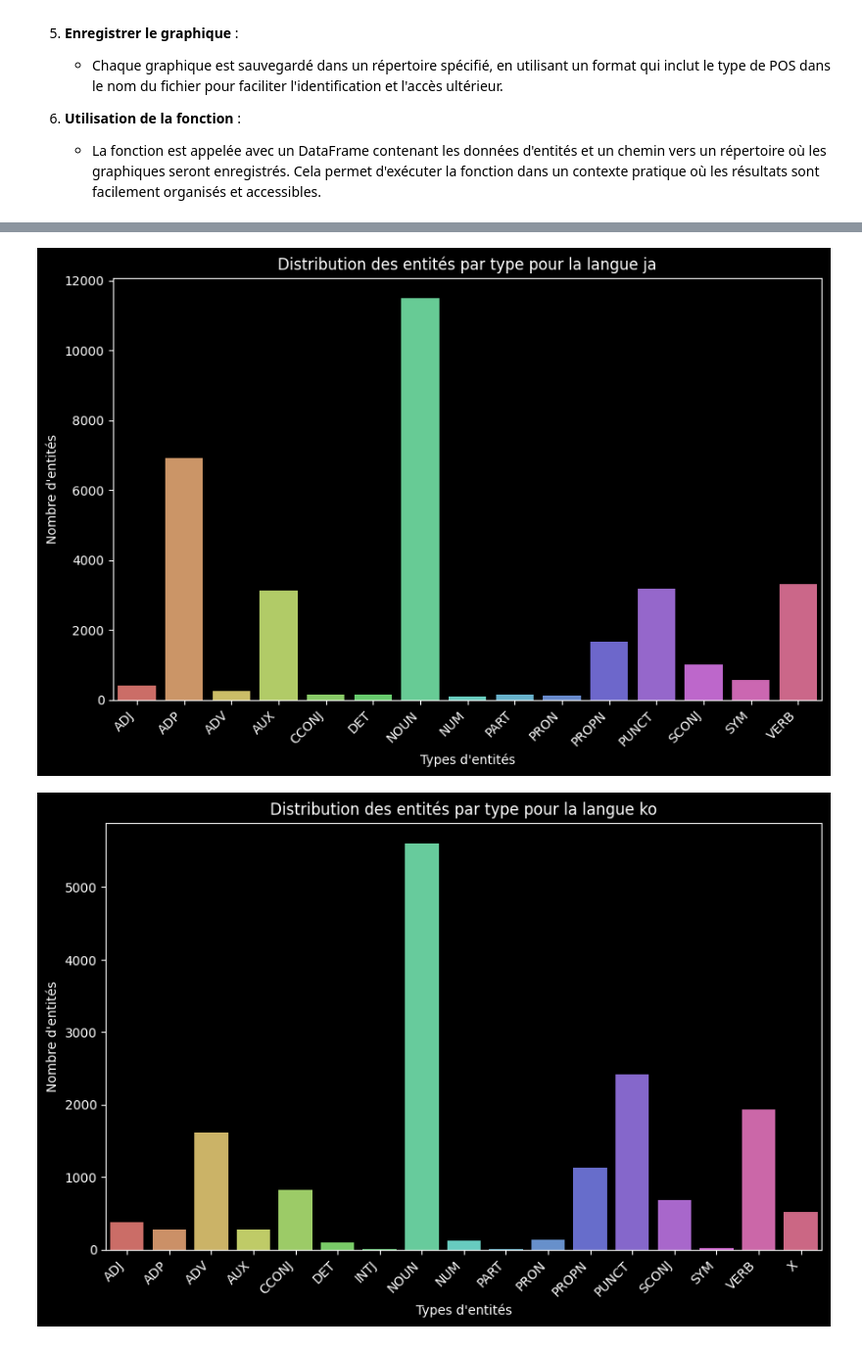
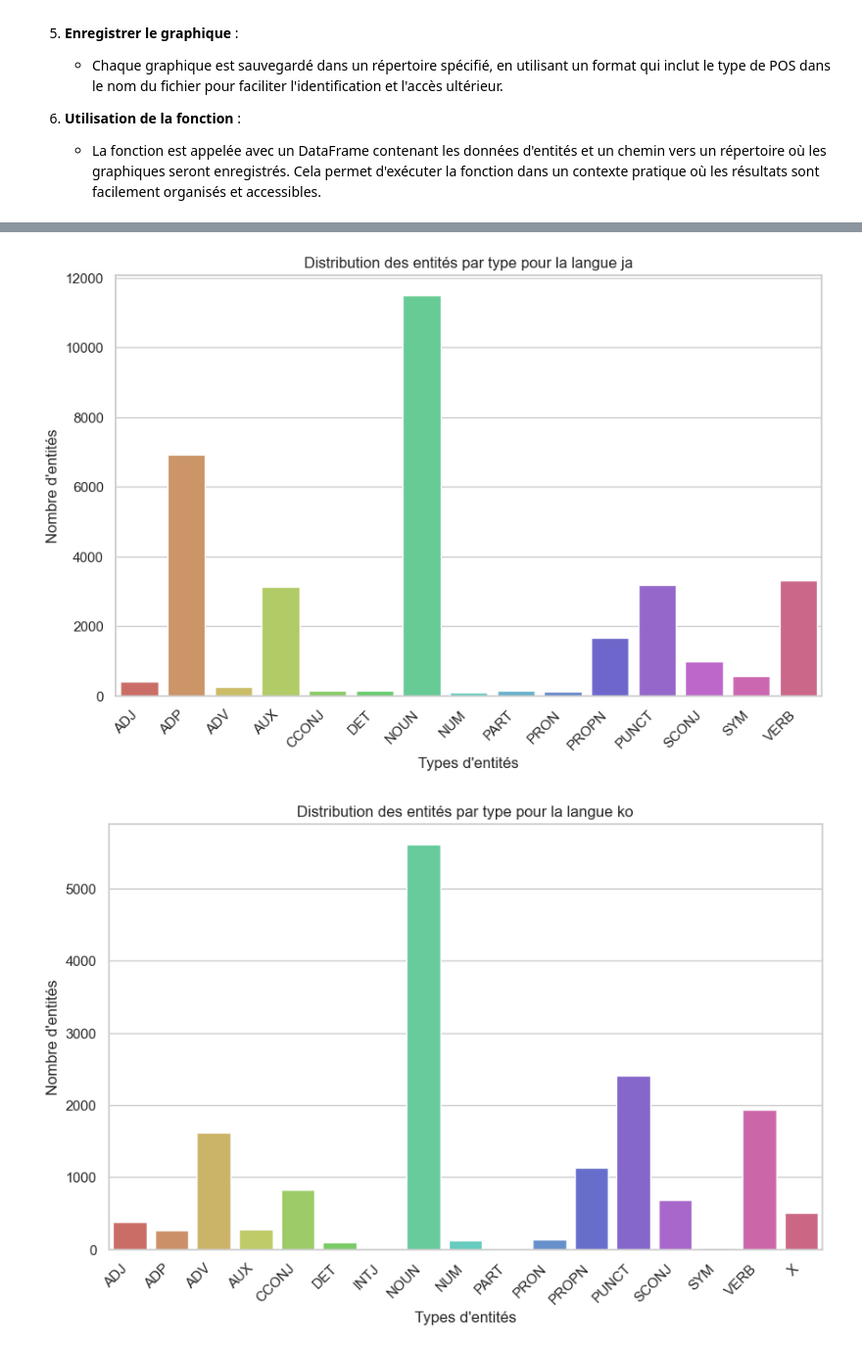
Before and after one commit to PetX33/OutilsTraitementCorpus, a Jupyter notebook: scripts/analyse_morpho/analyse_morpho.ipynb, the cells around one changed output, grey strips where cells are left out. Shown at 98% size. Cells and saved outputs as stored; diff of their text form; code cells hidden in the pictures.

Commit message:
fix: graph fond blanc

```diff
--- a/scripts/analyse_morpho/analyse_morpho.ipynb
+++ b/scripts/analyse_morpho/analyse_morpho.ipynb
@@ -220,6 +221,7 @@ def plot_entity_distribution(data: dict) -> plt.Figure:
 
     # Utilisation de Seaborn pour obtenir une palette de couleurs HLS
     colors = sns.color_palette("hls", len(languages))
+    sns.set(style="whitegrid")
 
     fig, ax = plt.subplots(figsize=(12, 8))
 
@@ -349,6 +351,7 @@ def tracer_distribution_par_langue(data: pd.DataFrame, repertoire_sortie: str) -
     """
     # Vérifier que le répertoire de sortie existe
     os.makedirs(repertoire_sortie, exist_ok=True)
+    sns.set(style="whitegrid")
 
     # Tracer des graphiques distincts pour chaque langue
     for langue in data.columns[1:]:  # Sauter la première colonne, qui est 'Unnamed: 0'
@@ -398,2 +401,2 @@ tracer_distribution_par_langue(data, "../../resultats/langue_distribution")
-[figure, old version]
+[figure, new version]
-[figure, old version]
+[figure, new version]
```
Also changed, not shown: parts of 5 cells of this notebook.
